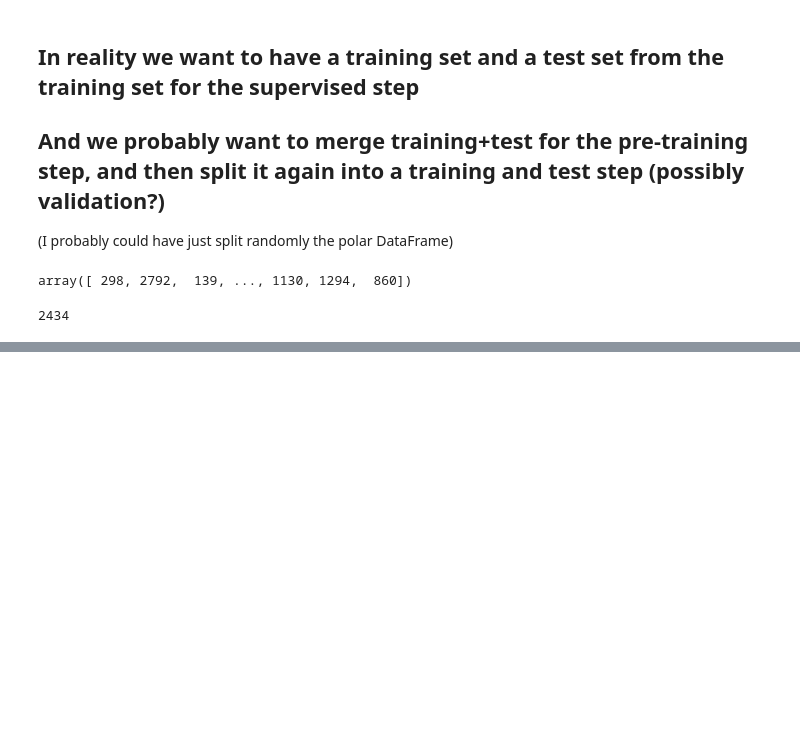
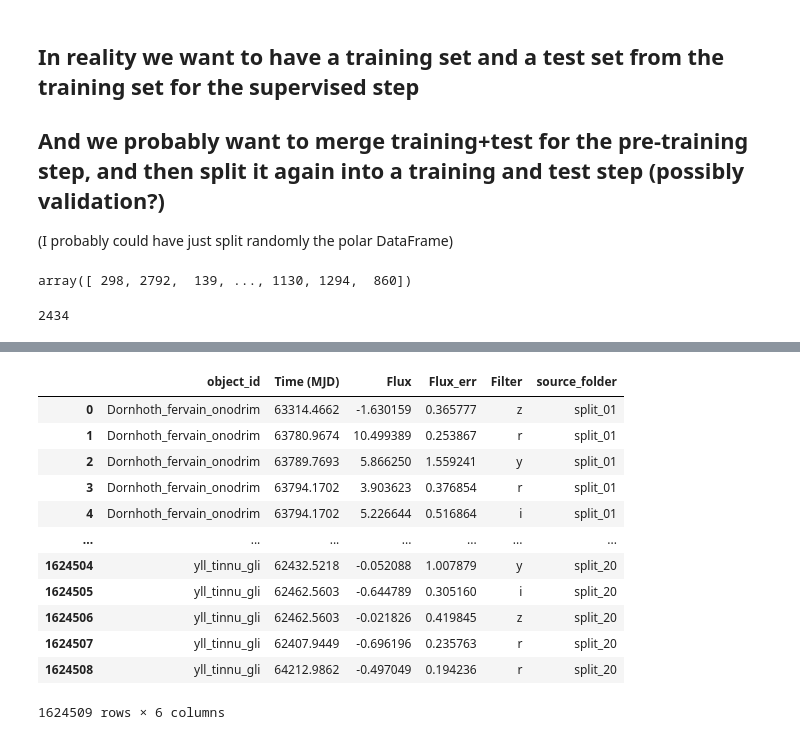
Before and after one commit to contardog/mallorn_romae, a Jupyter notebook: transfo_data_parquet.ipynb, the cells around one changed output, grey strips where cells are left out. Saved outputs shown, nothing was run; the diff lists cells and outputs as text; code cells hidden in the pictures; blank space fills up the shorter version.

```diff
--- a/transfo_data_parquet.ipynb
+++ b/transfo_data_parquet.ipynb
@@ -293,0 +500,16 @@ parq_test_supervised.write_parquet("/scratch/gcontard/MALLORN/test_mallorn_super
+# %%
+combined_df
+# %% [output]
+|  | object_id | Time (MJD) | Flux | Flux_err | Filter | source_folder |
+| 0 | Dornhoth_fervain_onodrim | 63314.4662 | -1.630159 | 0.365777 | z | split_01 |
+| 1 | Dornhoth_fervain_onodrim | 63780.9674 | 10.499389 | 0.253867 | r | split_01 |
+| 2 | Dornhoth_fervain_onodrim | 63789.7693 | 5.866250 | 1.559241 | y | split_01 |
+| 3 | Dornhoth_fervain_onodrim | 63794.1702 | 3.903623 | 0.376854 | r | split_01 |
+| 4 | Dornhoth_fervain_onodrim | 63794.1702 | 5.226644 | 0.516864 | i | split_01 |
+| ... | ... | ... | ... | ... | ... | ... |
+| 1624504 | yll_tinnu_gli | 62432.5218 | -0.052088 | 1.007879 | y | split_20 |
+| 1624505 | yll_tinnu_gli | 62462.5603 | -0.644789 | 0.305160 | i | split_20 |
+| 1624506 | yll_tinnu_gli | 62462.5603 | -0.021826 | 0.419845 | z | split_20 |
+| 1624507 | yll_tinnu_gli | 62407.9449 | -0.696196 | 0.235763 | r | split_20 |
+| 1624508 | yll_tinnu_gli | 64212.9862 | -0.497049 | 0.194236 | r | split_20 |
+1624509 rows × 6 columns
```
Also changed, not shown: parts of 27 cells of this notebook.
